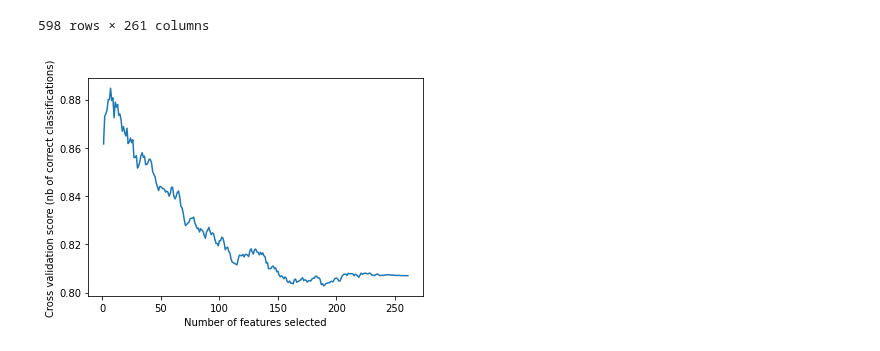
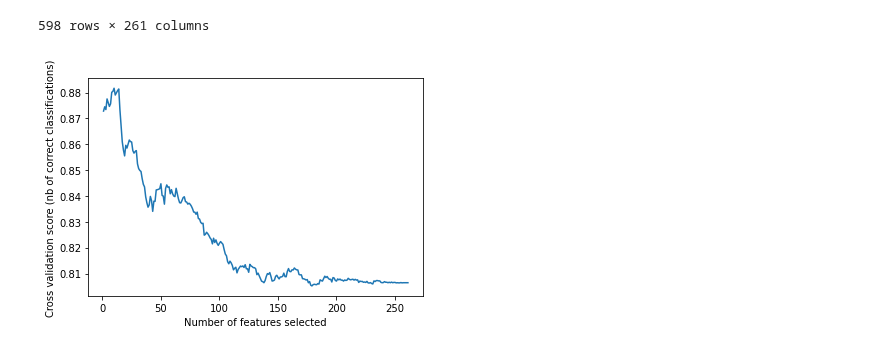
Before and after one commit to LauraSchellekens/TM10007_-private_-group, a Jupyter notebook: Feature_selection.ipynb, the cells around one changed output. Cells and saved outputs as stored; diff of their text form; code cells hidden in the pictures.

```diff
--- a/Feature_selection.ipynb
+++ b/Feature_selection.ipynb
@@ -114,29 +114,29 @@ X_train_scaled
 # %%
 # Code for feature selection
 '''
 First determine the best amount of features
 '''
 
 # Create the RFE object and compute a cross-validated score.
-svc = svm.SVC(kernel="linear")
+svc = svm.SVC(kernel="linear", random_state= None)
 X= X_train_scaled
 y= y_train
 
 # classifications
 rfecv = feature_selection.RFECV(
     estimator=svc, step=1,
-    cv=model_selection.StratifiedKFold(4),
+    cv=model_selection.StratifiedKFold(n_splits=5),
     scoring='roc_auc')
 rfecv.fit(X, y)
 
 # Plot number of features VS. cross-validation scores
 plt.figure()
 plt.xlabel("Number of features selected")
 plt.ylabel("Cross validation score (nb of correct classifications)")
 plt.plot(range(1, len(rfecv.grid_scores_) + 1), rfecv.grid_scores_)
 plt.show()
 # %% [output]
-[figure, old version]
+[figure, new version]
 # %%
 # Code for feature selection
 '''
```
Also changed, not shown: parts of 1 cell of this notebook.
